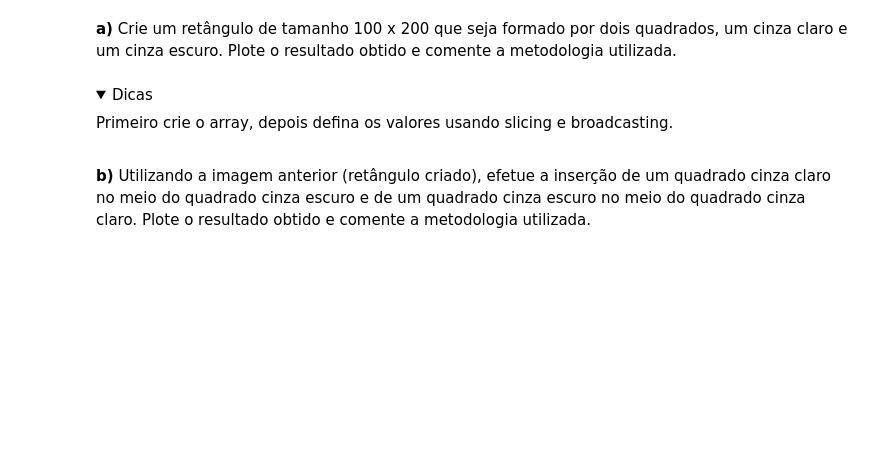
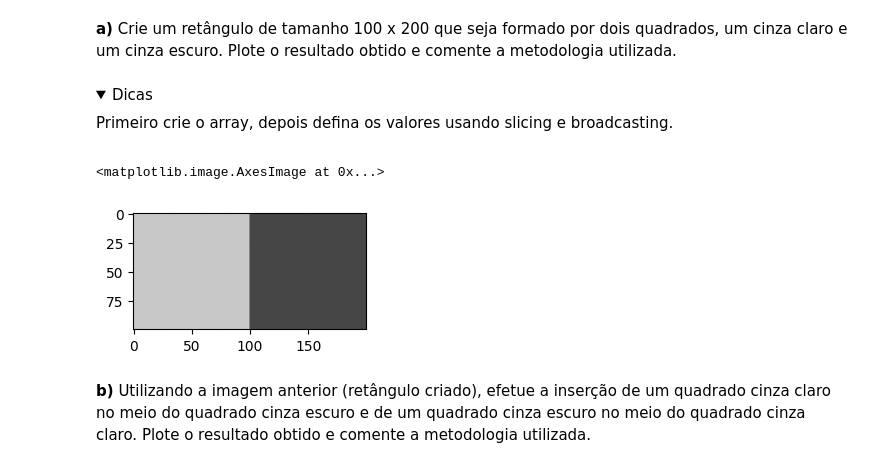
Before and after one commit to UNICAMP-EA979/2026s1-pi01-numpy-TZShinobi, a Jupyter notebook: Atividade.ipynb, the cells around one changed output. Cells and saved outputs as stored; diff of their text form; code cells hidden in the pictures; folded sections open; blank space fills up the shorter version.

```diff
--- a/Atividade.ipynb
+++ b/Atividade.ipynb
@@ -468,3 +493,19 @@ plt.imshow(array,vmin=0, vmax=255, cmap='gray')
+# %%
+square1 = np.zeros([100, 100], dtype=np.uint8)
+square2 = np.zeros([100, 100], dtype=np.uint8)
+
+square1[:, :] = 200
+square2[:, :] = 70
+
+rect = np.zeros([100, 200], dtype=np.uint8)
+rect[:, :100] = square1
+rect[:, 100:200] = square2
+
+plt.figure(figsize = (3,3))
+plt.imshow(rect,vmin=0, vmax=255, cmap='gray')
+# %% [output]
+<matplotlib.image.AxesImage at 0x...>
+[figure, added]
 # %% [markdown]
 **b)** Utilizando a imagem anterior (retângulo criado), efetue a inserção de um quadrado cinza claro no meio do quadrado cinza escuro e de um quadrado cinza escuro no meio do quadrado cinza claro. Plote o resultado obtido e comente a metodologia utilizada.
 # %% [markdown]
```
Also changed, not shown: parts of 18 cells of this notebook.
